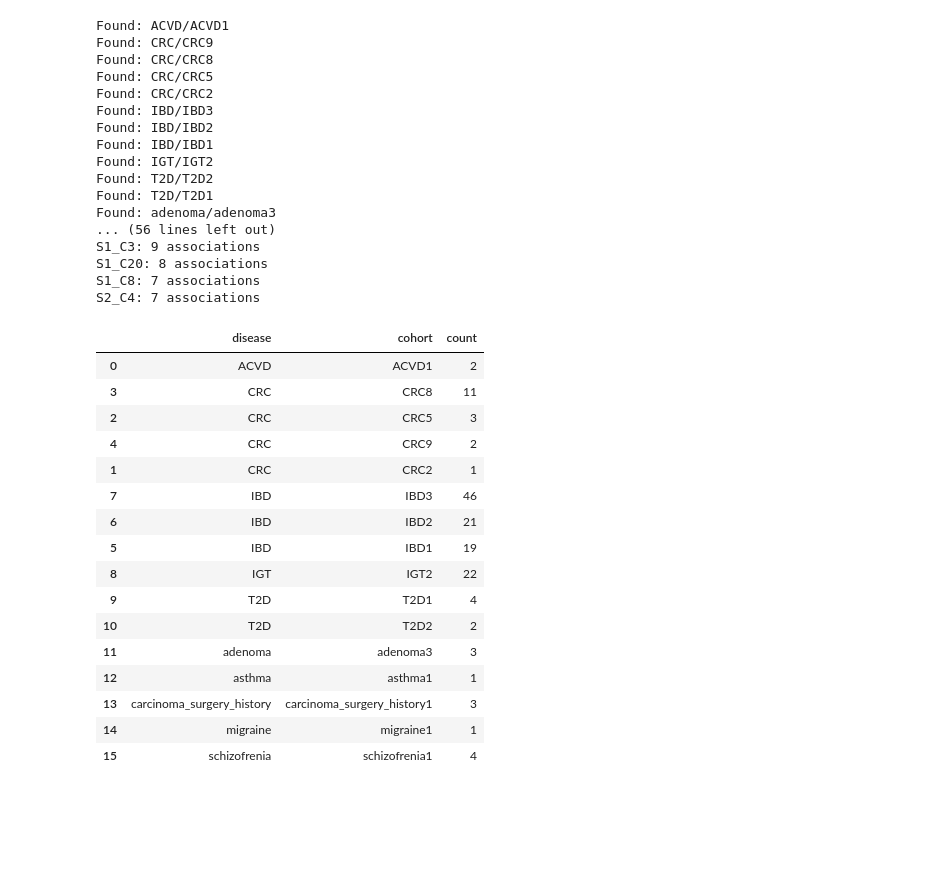
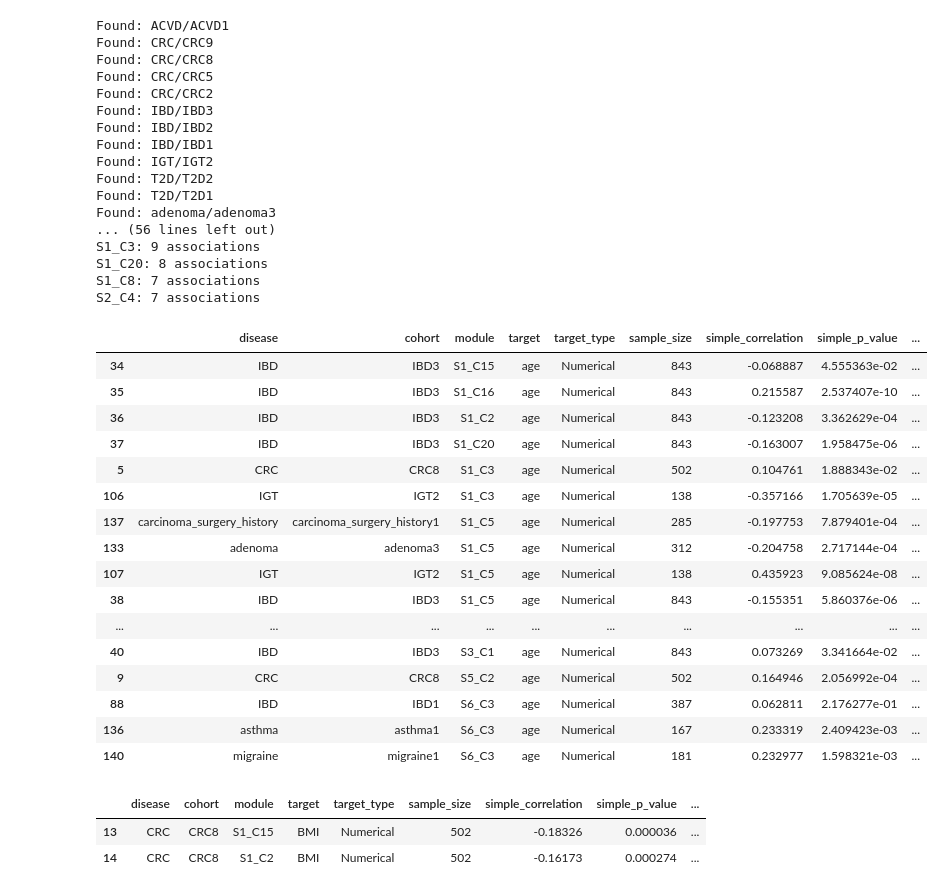
Before and after one commit to deepomicslab/FR_Hierarchy_Gut, a Jupyter notebook: 10.script_cohorts_eigenspecies/confounders.ipynb, the cells around one changed output. Drawn from its saved outputs; the diff is of its cells as text; code cells hidden in the pictures; blank space fills up the shorter version.

```diff
--- a/10.script_cohorts_eigenspecies/confounders.ipynb
+++ b/10.script_cohorts_eigenspecies/confounders.ipynb
@@ -1,8 +0,0 @@
-# %%
-import pandas as pd
-from scipy.stats import pearsonr
-import argparse
-import os
-from statsmodels.stats.multitest import fdrcorrection
-
-metadata_df = pd.read_csv('../data/IBD/IBD1/metadata.tsv', sep='\t', header=0)
@@ -227,2 +0,0 @@ stat[stat["Recommended as Confounder"]]
-# %%
-eigensp_df = pd.read_csv('../result/large_scale_cohort/IBD/IBD1/eigenspecies/IBD1.eigenspecies.csv',index_col=0,header=0,sep="\t")
@@ -531,7 +0,0 @@ def analyze_target_with_confounders(eigensp_df, metadata_df, stats_df):
-# %%
-# 使用示例
-# 1. 首先计算元数据统计信息
-stats_df = enhanced_column_stats(metadata_df)
-#
-# 2. 分析目标因素与eigenspecies的关系
-# results_df = analyze_target_with_confounders(eigensp_df, metadata_df, stats_df)
@@ -554,2 +0,0 @@ stats_df[(stats_df["Recommended as Confounder"] == True)]
-# %%
-results_df = analyze_target_with_confounders(eigensp_df, metadata_df, stats_df)
@@ -1687,23 +1102,30 @@ S1_C3: 9 associations
 S1_C20: 8 associations
 S1_C8: 7 associations
 S2_C4: 7 associations
-# %%
-summary
-# %% [output]
-|  | disease | cohort | count |
-| 0 | ACVD | ACVD1 | 2 |
-| 3 | CRC | CRC8 | 11 |
-| 2 | CRC | CRC5 | 3 |
-| 4 | CRC | CRC9 | 2 |
-| 1 | CRC | CRC2 | 1 |
-| 7 | IBD | IBD3 | 46 |
-| 6 | IBD | IBD2 | 21 |
-| 5 | IBD | IBD1 | 19 |
-| 8 | IGT | IGT2 | 22 |
-| 9 | T2D | T2D1 | 4 |
-| 10 | T2D | T2D2 | 2 |
-| 11 | adenoma | adenoma3 | 3 |
-| 12 | asthma | asthma1 | 1 |
-| 13 | carcinoma_surgery_history | carcinoma_surgery_history1 | 3 |
-| 14 | migraine | migraine1 | 1 |
-| 15 | schizofrenia | schizofrenia1 | 4 |
+# %%
+age_df = merged_df[merged_df["target"] == "age"].sort_values(by="module")
+age_df
+# %% [output]
+|  | disease | cohort | module | target | target_type | sample_size | simple_correlation | simple_p_value | ... |
+| 34 | IBD | IBD3 | S1_C15 | age | Numerical | 843 | -0.068887 | 4.555363e-02 | ... |
+| 35 | IBD | IBD3 | S1_C16 | age | Numerical | 843 | 0.215587 | 2.537407e-10 | ... |
+| 36 | IBD | IBD3 | S1_C2 | age | Numerical | 843 | -0.123208 | 3.362629e-04 | ... |
+| 37 | IBD | IBD3 | S1_C20 | age | Numerical | 843 | -0.163007 | 1.958475e-06 | ... |
+| 5 | CRC | CRC8 | S1_C3 | age | Numerical | 502 | 0.104761 | 1.888343e-02 | ... |
+| 106 | IGT | IGT2 | S1_C3 | age | Numerical | 138 | -0.357166 | 1.705639e-05 | ... |
+| 137 | carcinoma_surgery_history | carcinoma_surgery_history1 | S1_C5 | age | Numerical | 285 | -0.197753 | 7.879401e-04 | ... |
+| 133 | adenoma | adenoma3 | S1_C5 | age | Numerical | 312 | -0.204758 | 2.717144e-04 | ... |
+| 107 | IGT | IGT2 | S1_C5 | age | Numerical | 138 | 0.435923 | 9.085624e-08 | ... |
+| 38 | IBD | IBD3 | S1_C5 | age | Numerical | 843 | -0.155351 | 5.860376e-06 | ... |
+| ... | ... | ... | ... | ... | ... | ... | ... | ... | ... |
+| 40 | IBD | IBD3 | S3_C1 | age | Numerical | 843 | 0.073269 | 3.341664e-02 | ... |
+| 9 | CRC | CRC8 | S5_C2 | age | Numerical | 502 | 0.164946 | 2.056992e-04 | ... |
+| 88 | IBD | IBD1 | S6_C3 | age | Numerical | 387 | 0.062811 | 2.176277e-01 | ... |
+| 136 | asthma | asthma1 | S6_C3 | age | Numerical | 167 | 0.233319 | 2.409423e-03 | ... |
+| 140 | migraine | migraine1 | S6_C3 | age | Numerical | 181 | 0.232977 | 1.598321e-03 | ... |
+# %%
+merged_df[merged_df["target"] == "BMI"].sort_values(by="module")
+# %% [output]
+|  | disease | cohort | module | target | target_type | sample_size | simple_correlation | simple_p_value | ... |
+| 13 | CRC | CRC8 | S1_C15 | BMI | Numerical | 502 | -0.18326 | 0.000036 | ... |
+| 14 | CRC | CRC8 | S1_C2 | BMI | Numerical | 502 | -0.16173 | 0.000274 | ... |
```
Also changed, not shown: parts of 11 cells of this notebook, 1 other file.
